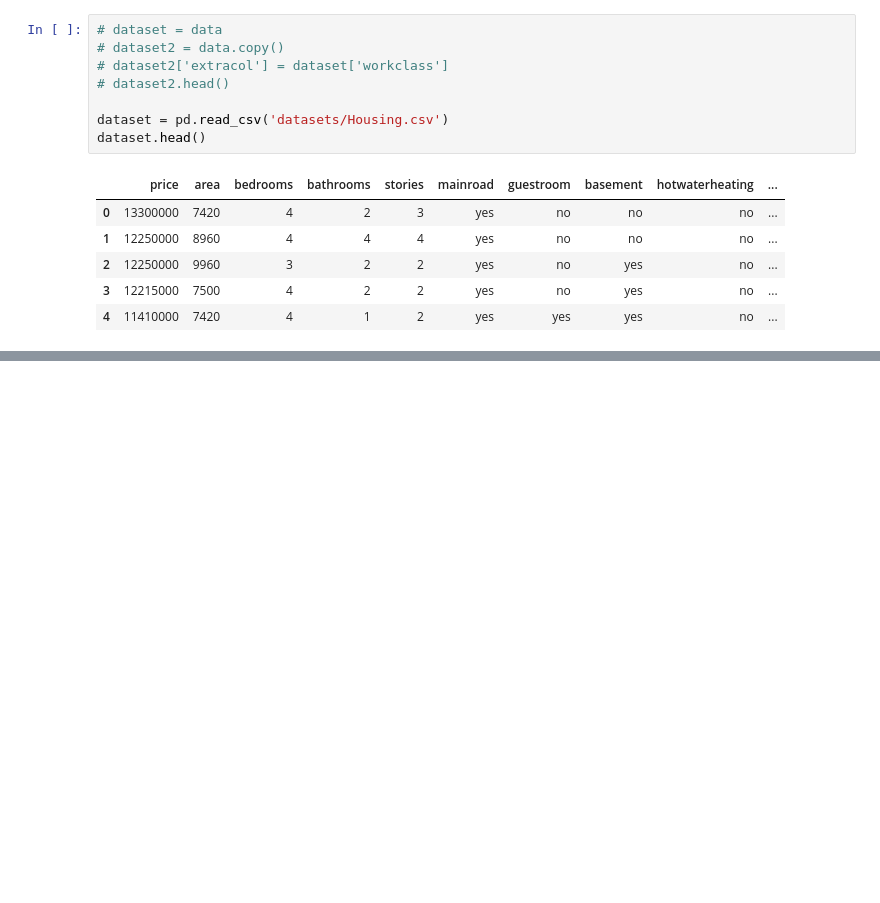
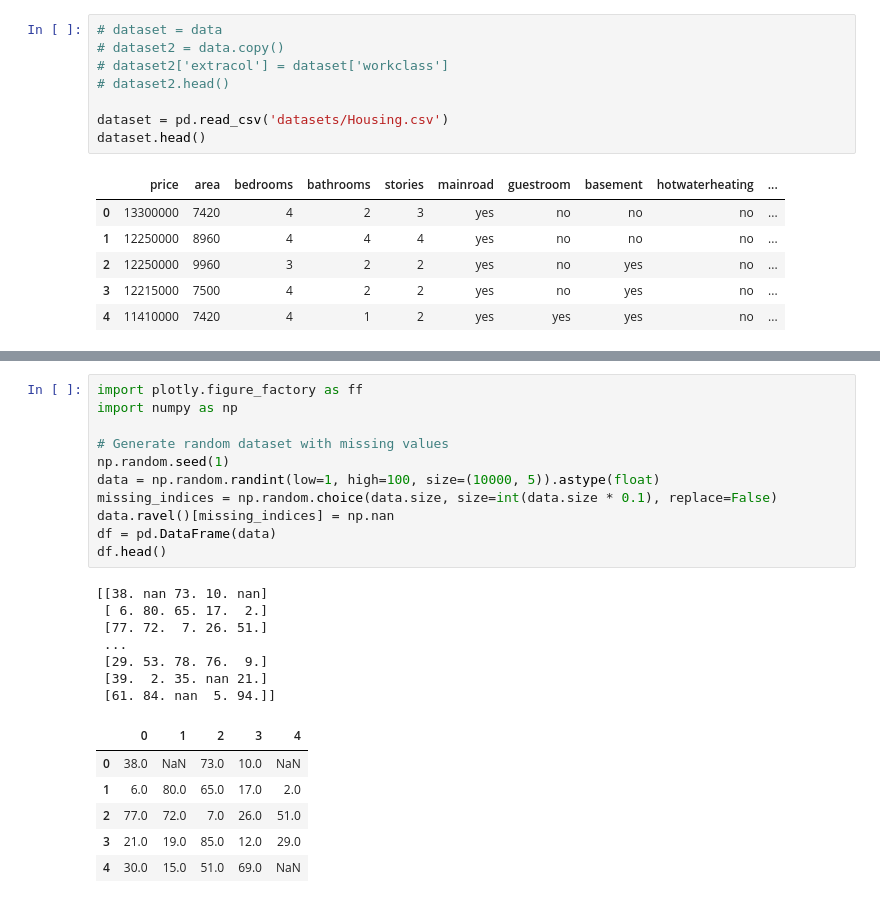
Before and after one commit to Robin66014/DataQualityTool, a Jupyter notebook: testingfile.ipynb, the cells around one changed output, grey strips where cells are left out. Saved outputs shown, nothing was run; the diff lists cells and outputs as text; blank space fills up the shorter version.

```diff
--- a/testingfile.ipynb
+++ b/testingfile.ipynb
@@ -1280,0 +1392,25 @@ The default value of numeric_only in DataFrame.corrwith is deprecated. In a futu
+# %%
+import plotly.figure_factory as ff
+import numpy as np
+
+# Generate random dataset with missing values
+np.random.seed(1)
+data = np.random.randint(low=1, high=100, size=(10000, 5)).astype(float)
+missing_indices = np.random.choice(data.size, size=int(data.size * 0.1), replace=False)
+data.ravel()[missing_indices] = np.nan
+df = pd.DataFrame(data)
+df.head()
+# %% [output]
+[[38. nan 73. 10. nan]
+ [ 6. 80. 65. 17.  2.]
+ [77. 72.  7. 26. 51.]
+ ...
+ [29. 53. 78. 76.  9.]
+ [39.  2. 35. nan 21.]
+ [61. 84. nan  5. 94.]]
+|  | 0 | 1 | 2 | 3 | 4 |
+| 0 | 38.0 | NaN | 73.0 | 10.0 | NaN |
+| 1 | 6.0 | 80.0 | 65.0 | 17.0 | 2.0 |
+| 2 | 77.0 | 72.0 | 7.0 | 26.0 | 51.0 |
+| 3 | 21.0 | 19.0 | 85.0 | 12.0 | 29.0 |
+| 4 | 30.0 | 15.0 | 51.0 | 69.0 | NaN |
```
Also changed, not shown: parts of 16 cells of this notebook, 24 other files.
